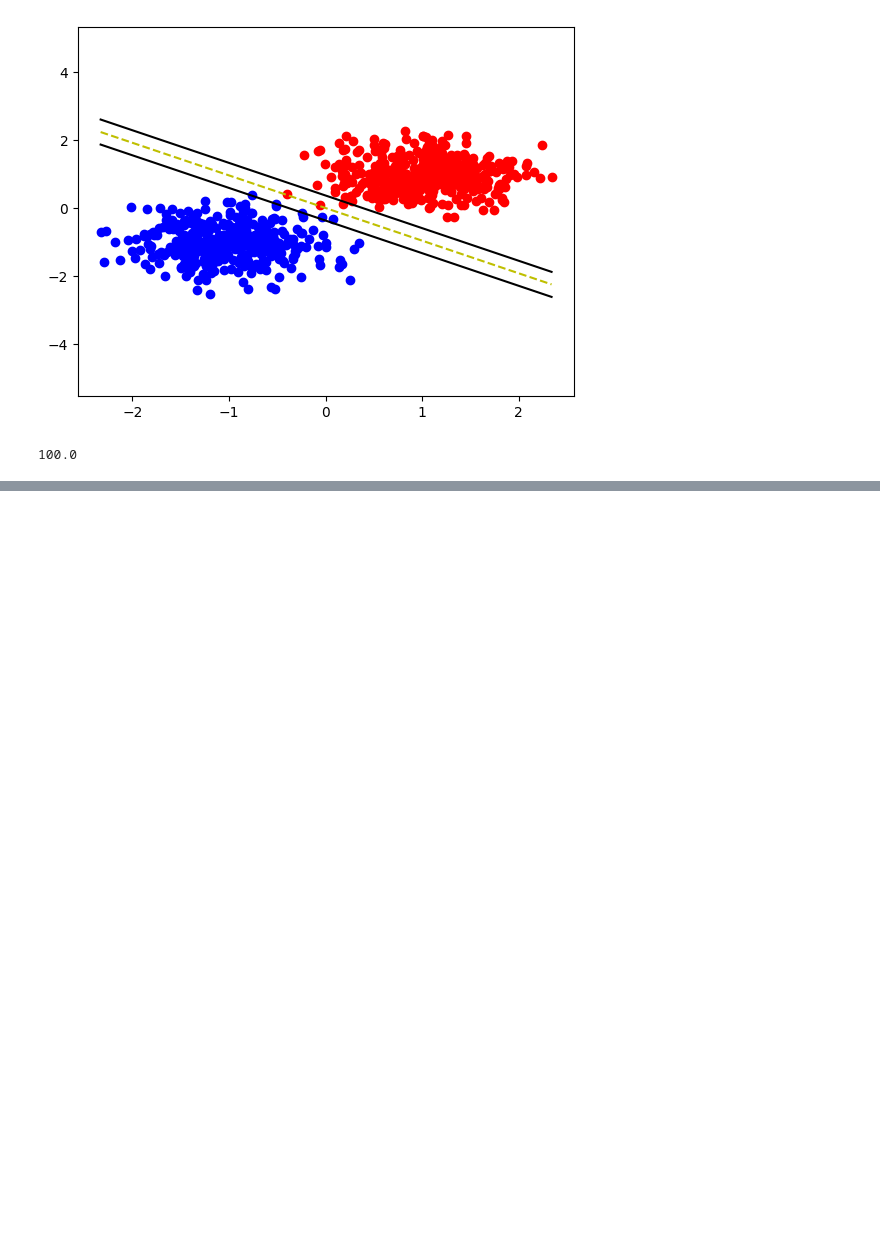
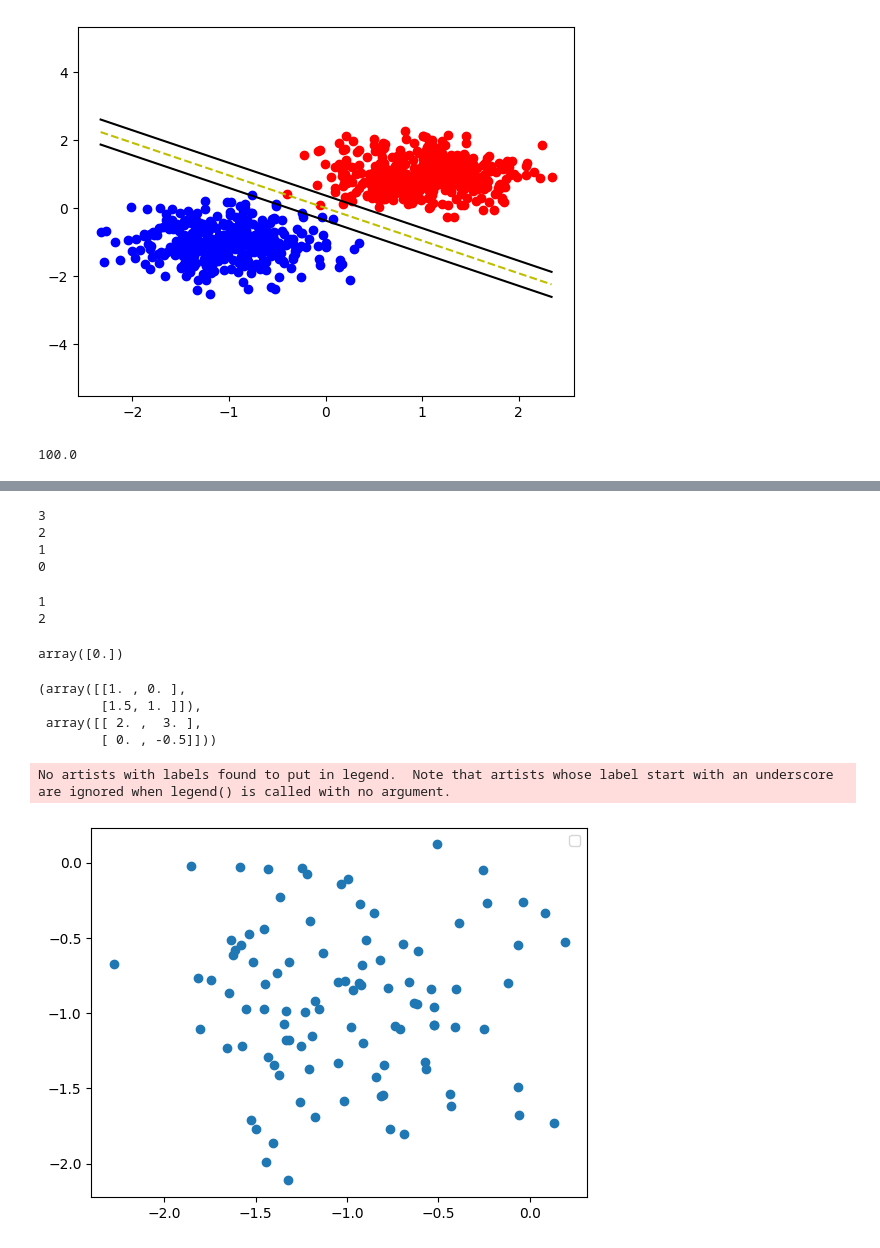
Before and after one commit to haminhtien99/ML-2023-summer, a Jupyter notebook: no1.ipynb, the cells around one changed output, grey strips where cells are left out. Drawn from its saved outputs; the diff is of its cells as text; code cells hidden in the pictures; blank space fills up the shorter version.

```diff
--- a/no1.ipynb
+++ b/no1.ipynb
@@ -273,0 +508,40 @@ score
+# %%
+for i in range(3,-1, -1): print(i)
+# %% [output]
+3
+2
+1
+0
+# %%
+for i in range(1, 3): print(i)
+# %% [output]
+1
+2
+# %%
+y = np.zeros((3,1))
+y[2]
+# %% [output]
+array([0.])
+# %%
+A = [[2, 3],[3, 4]]
+L, U = LU(A)
+L, U
+# %% [output]
+(array([[1. , 0. ],
+        [1.5, 1. ]]),
+ array([[ 2. ,  3. ],
+        [ 0. , -0.5]]))
+# %%
+np.random.seed(0)
+l = 100
+n = 2
+X = np.array([[-1,-1]]) + 0.5*np.random.randn(l, n)
+# %%
+# построение точек
+plt.plot(X[:,0], X[:,1], 'o')
+
+plt.legend(loc='best')
+plt.show()
+# %% [output]
+No artists with labels found to put in legend.  Note that artists whose label start with an underscore are ignored when legend() is called with no argument.
+[figure, added]
```
Also changed, not shown: parts of 12 cells of this notebook.
